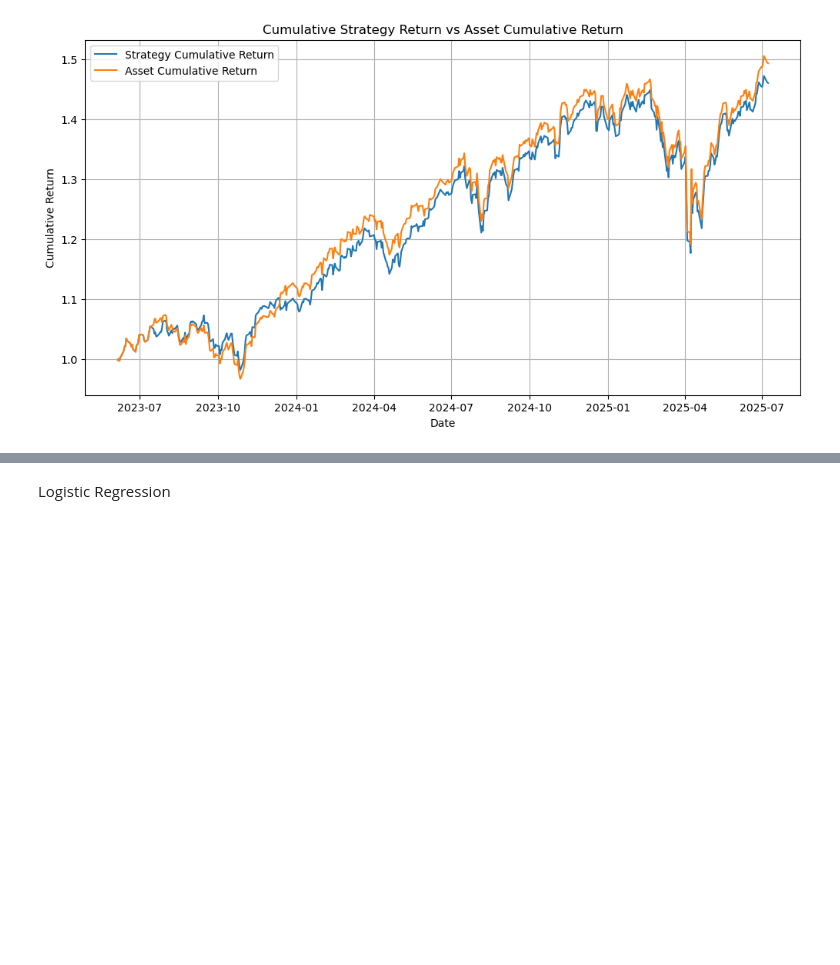
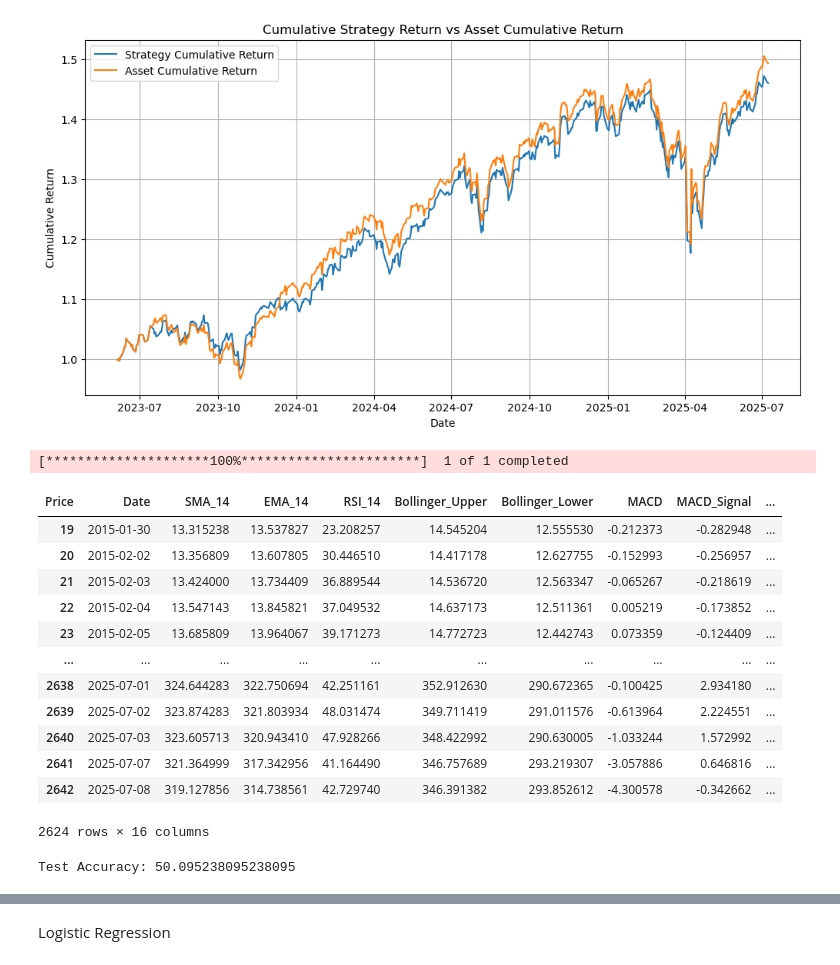
Before and after one commit to eliashuber2401/Machine-Learning-Project-Finance, a Jupyter notebook: Project main/Predictor - copy.ipynb, the cells around one changed output, grey strips where cells are left out. Saved outputs shown, nothing was run; the diff lists cells and outputs as text; code cells hidden in the pictures; blank space fills up the shorter version.

```diff
--- a/Project main/Predictor - copy.ipynb
+++ b/Project main/Predictor - copy.ipynb
@@ -565,3 +585,32 @@ plt.grid(True)
 plt.show()
 # %% [output]
 [figure]
+# %%
+data = fetch_data('TSLA', '2015-01-01', '2025-12-31')
+train_frac = 0.8
+X, Y, X_train, Y_train, X_test, Y_test, data = return_data_daily_return(data, target_type='Target_Sign', train_frac=train_frac, features='whole')
+X = standardize(X)
+X_train = standardize(X_train)
+X_test = standardize(X_test)
+data
+# %% [output]
+[*********************100%***********************]  1 of 1 completed
+| Price | Date | SMA_14 | EMA_14 | RSI_14 | Bollinger_Upper | Bollinger_Lower | MACD | MACD_Signal | ... |
+| 19 | 2015-01-30 | 13.315238 | 13.537827 | 23.208257 | 14.545204 | 12.555530 | -0.212373 | -0.282948 | ... |
+| 20 | 2015-02-02 | 13.356809 | 13.607805 | 30.446510 | 14.417178 | 12.627755 | -0.152993 | -0.256957 | ... |
+| 21 | 2015-02-03 | 13.424000 | 13.734409 | 36.889544 | 14.536720 | 12.563347 | -0.065267 | -0.218619 | ... |
+| 22 | 2015-02-04 | 13.547143 | 13.845821 | 37.049532 | 14.637173 | 12.511361 | 0.005219 | -0.173852 | ... |
+| 23 | 2015-02-05 | 13.685809 | 13.964067 | 39.171273 | 14.772723 | 12.442743 | 0.073359 | -0.124409 | ... |
+| ... | ... | ... | ... | ... | ... | ... | ... | ... | ... |
+| 2638 | 2025-07-01 | 324.644283 | 322.750694 | 42.251161 | 352.912630 | 290.672365 | -0.100425 | 2.934180 | ... |
+| 2639 | 2025-07-02 | 323.874283 | 321.803934 | 48.031474 | 349.711419 | 291.011576 | -0.613964 | 2.224551 | ... |
+| 2640 | 2025-07-03 | 323.605713 | 320.943410 | 47.928266 | 348.422992 | 290.630005 | -1.033244 | 1.572992 | ... |
+| 2641 | 2025-07-07 | 321.364999 | 317.342956 | 41.164490 | 346.757689 | 293.219307 | -3.057886 | 0.646816 | ... |
+| 2642 | 2025-07-08 | 319.127856 | 314.738561 | 42.729740 | 346.391382 | 293.852612 | -4.300578 | -0.342662 | ... |
+2624 rows × 16 columns
+# %%
+y_pred_test = rbf_svm(X_test)
+test_acc = binary_accuracy(y_pred_test, Y_test)
+print("Test Accuracy:", test_acc)
+# %% [output]
+Test Accuracy: 50.095238095238095
```
Also changed, not shown: parts of 5 cells of this notebook.
